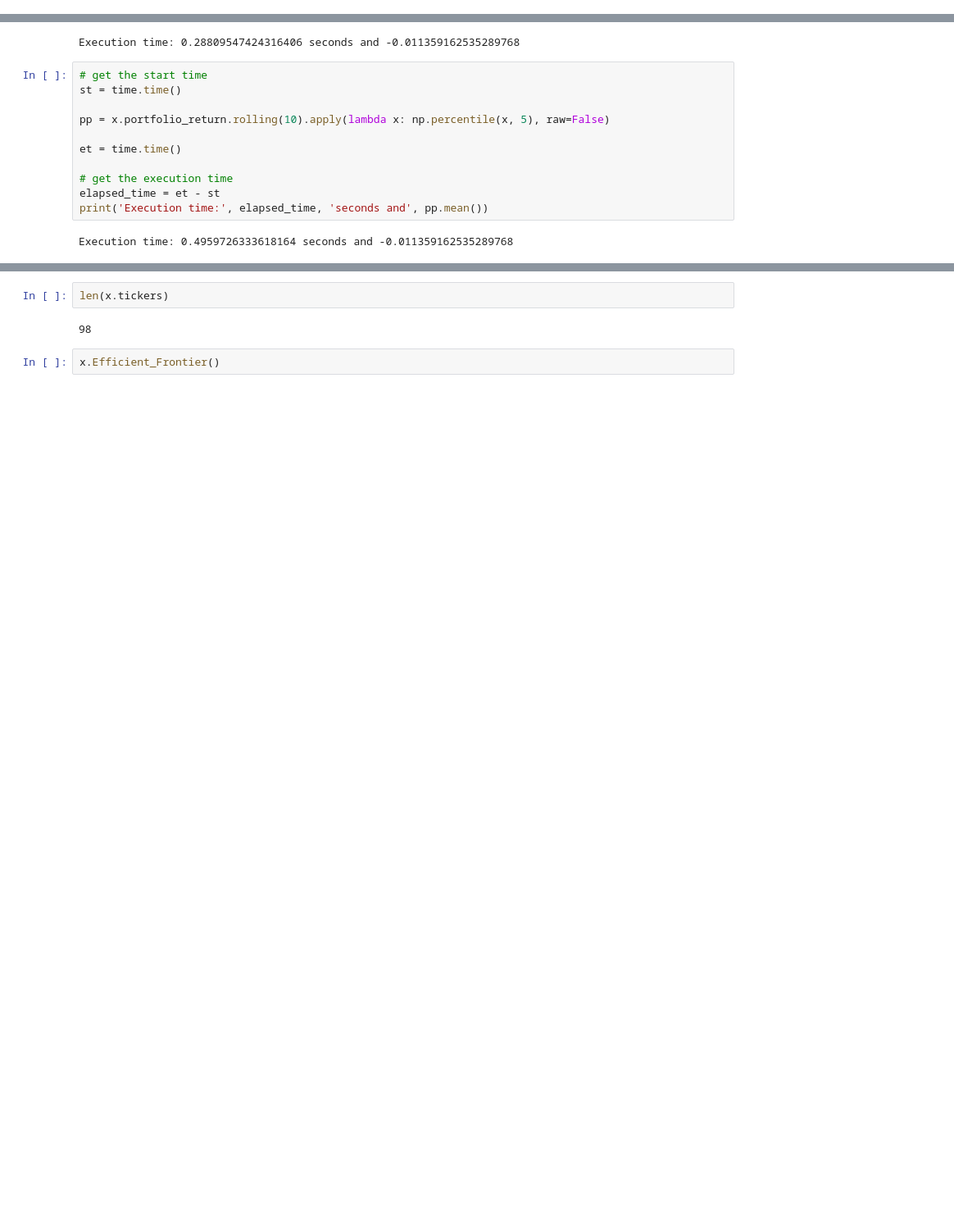
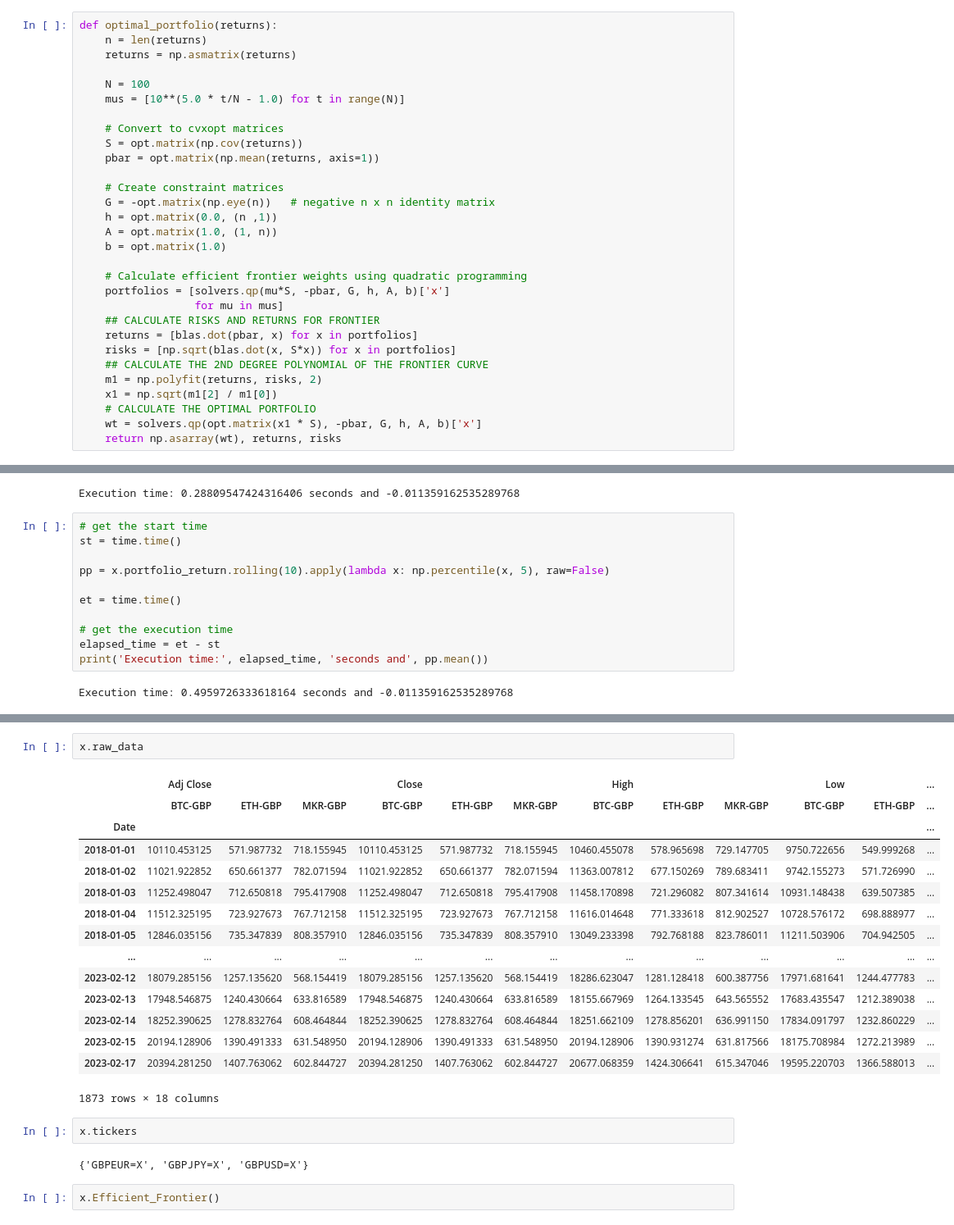
Before and after one commit to Johanlai/risk_management, a Jupyter notebook: VaR.ipynb, the cells around one changed output, grey strips where cells are left out. Shown: that part at 82% size. Cells and saved outputs as stored; diff of their text form; blank space fills up the shorter version.

```diff
--- a/VaR.ipynb
+++ b/VaR.ipynb
@@ -95,0 +75,30 @@ port1.Efficient_Frontier()
+# %%
+def optimal_portfolio(returns):
+    n = len(returns)
+    returns = np.asmatrix(returns)
+
+    N = 100
+    mus = [10**(5.0 * t/N - 1.0) for t in range(N)]
+
+    # Convert to cvxopt matrices
+    S = opt.matrix(np.cov(returns))
+    pbar = opt.matrix(np.mean(returns, axis=1))
+
+    # Create constraint matrices
+    G = -opt.matrix(np.eye(n))   # negative n x n identity matrix
+    h = opt.matrix(0.0, (n ,1))
+    A = opt.matrix(1.0, (1, n))
+    b = opt.matrix(1.0)
+
+    # Calculate efficient frontier weights using quadratic programming
+    portfolios = [solvers.qp(mu*S, -pbar, G, h, A, b)['x']
+                  for mu in mus]
+    ## CALCULATE RISKS AND RETURNS FOR FRONTIER
+    returns = [blas.dot(pbar, x) for x in portfolios]
+    risks = [np.sqrt(blas.dot(x, S*x)) for x in portfolios]
+    ## CALCULATE THE 2ND DEGREE POLYNOMIAL OF THE FRONTIER CURVE
+    m1 = np.polyfit(returns, risks, 2)
+    x1 = np.sqrt(m1[2] / m1[0])
+    # CALCULATE THE OPTIMAL PORTFOLIO
+    wt = solvers.qp(opt.matrix(x1 * S), -pbar, G, h, A, b)['x']
+    return np.asarray(wt), returns, risks
@@ -263,7 +323,25 @@ The data spans 2121 working days, but has 1960 observations.
-# %%
-len(x.tickers)
-# %% [output]
-98
+# %%
+x.raw_data
+# %% [output]
+|  | Adj Close |  |  | Close |  |  | High |  |  | Low |  | ... |
+|  | BTC-GBP | ETH-GBP | MKR-GBP | BTC-GBP | ETH-GBP | MKR-GBP | BTC-GBP | ETH-GBP | MKR-GBP | BTC-GBP | ETH-GBP | ... |
+| Date |  |  |  |  |  |  |  |  |  |  |  | ... |
+| 2018-01-01 | 10110.453125 | 571.987732 | 718.155945 | 10110.453125 | 571.987732 | 718.155945 | 10460.455078 | 578.965698 | 729.147705 | 9750.722656 | 549.999268 | ... |
+| 2018-01-02 | 11021.922852 | 650.661377 | 782.071594 | 11021.922852 | 650.661377 | 782.071594 | 11363.007812 | 677.150269 | 789.683411 | 9742.155273 | 571.726990 | ... |
+| 2018-01-03 | 11252.498047 | 712.650818 | 795.417908 | 11252.498047 | 712.650818 | 795.417908 | 11458.170898 | 721.296082 | 807.341614 | 10931.148438 | 639.507385 | ... |
+| 2018-01-04 | 11512.325195 | 723.927673 | 767.712158 | 11512.325195 | 723.927673 | 767.712158 | 11616.014648 | 771.333618 | 812.902527 | 10728.576172 | 698.888977 | ... |
+| 2018-01-05 | 12846.035156 | 735.347839 | 808.357910 | 12846.035156 | 735.347839 | 808.357910 | 13049.233398 | 792.768188 | 823.786011 | 11211.503906 | 704.942505 | ... |
+| ... | ... | ... | ... | ... | ... | ... | ... | ... | ... | ... | ... | ... |
+| 2023-02-12 | 18079.285156 | 1257.135620 | 568.154419 | 18079.285156 | 1257.135620 | 568.154419 | 18286.623047 | 1281.128418 | 600.387756 | 17971.681641 | 1244.477783 | ... |
+| 2023-02-13 | 17948.546875 | 1240.430664 | 633.816589 | 17948.546875 | 1240.430664 | 633.816589 | 18155.667969 | 1264.133545 | 643.565552 | 17683.435547 | 1212.389038 | ... |
+| 2023-02-14 | 18252.390625 | 1278.832764 | 608.464844 | 18252.390625 | 1278.832764 | 608.464844 | 18251.662109 | 1278.856201 | 636.991150 | 17834.091797 | 1232.860229 | ... |
+| 2023-02-15 | 20194.128906 | 1390.491333 | 631.548950 | 20194.128906 | 1390.491333 | 631.548950 | 20194.128906 | 1390.931274 | 631.817566 | 18175.708984 | 1272.213989 | ... |
+| 2023-02-17 | 20394.281250 | 1407.763062 | 602.844727 | 20394.281250 | 1407.763062 | 602.844727 | 20677.068359 | 1424.306641 | 615.347046 | 19595.220703 | 1366.588013 | ... |
+1873 rows × 18 columns
+# %%
+x.tickers
+# %% [output]
+{'GBPEUR=X', 'GBPJPY=X', 'GBPUSD=X'}
 # %%
 x.Efficient_Frontier()
 # %% [output]
```
Also changed, not shown: parts of 31 cells of this notebook, 4 other files.
